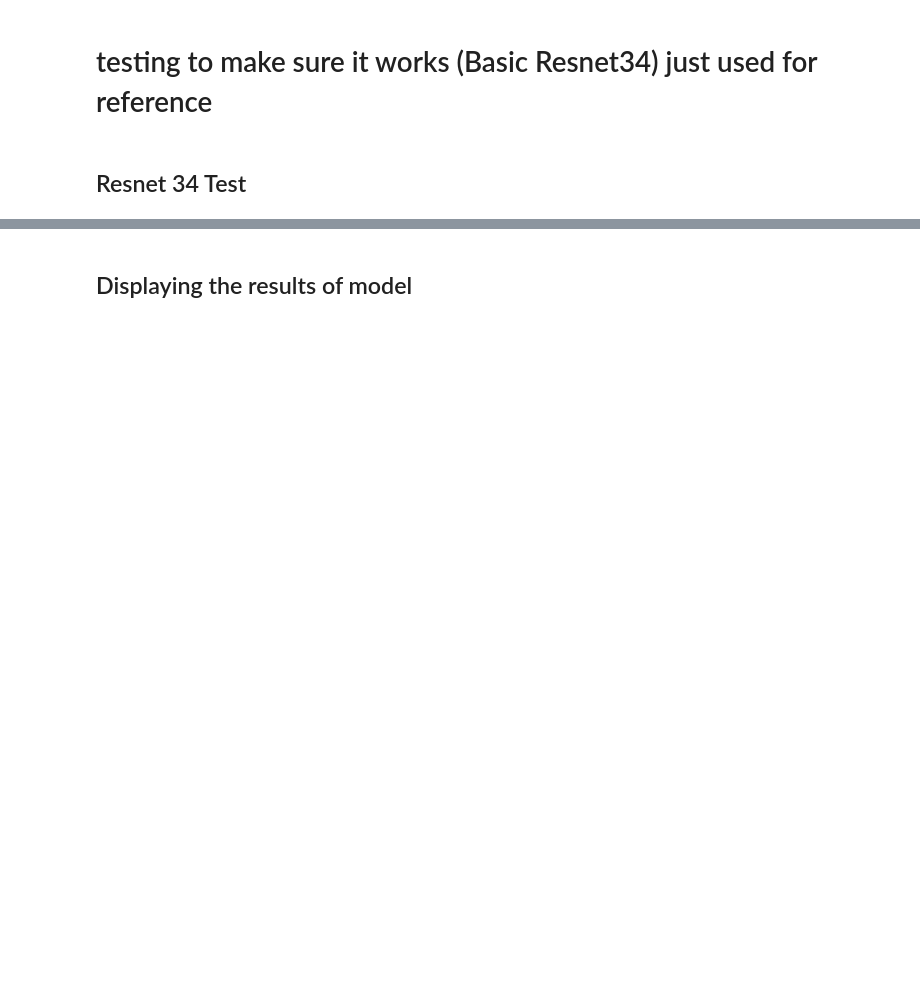
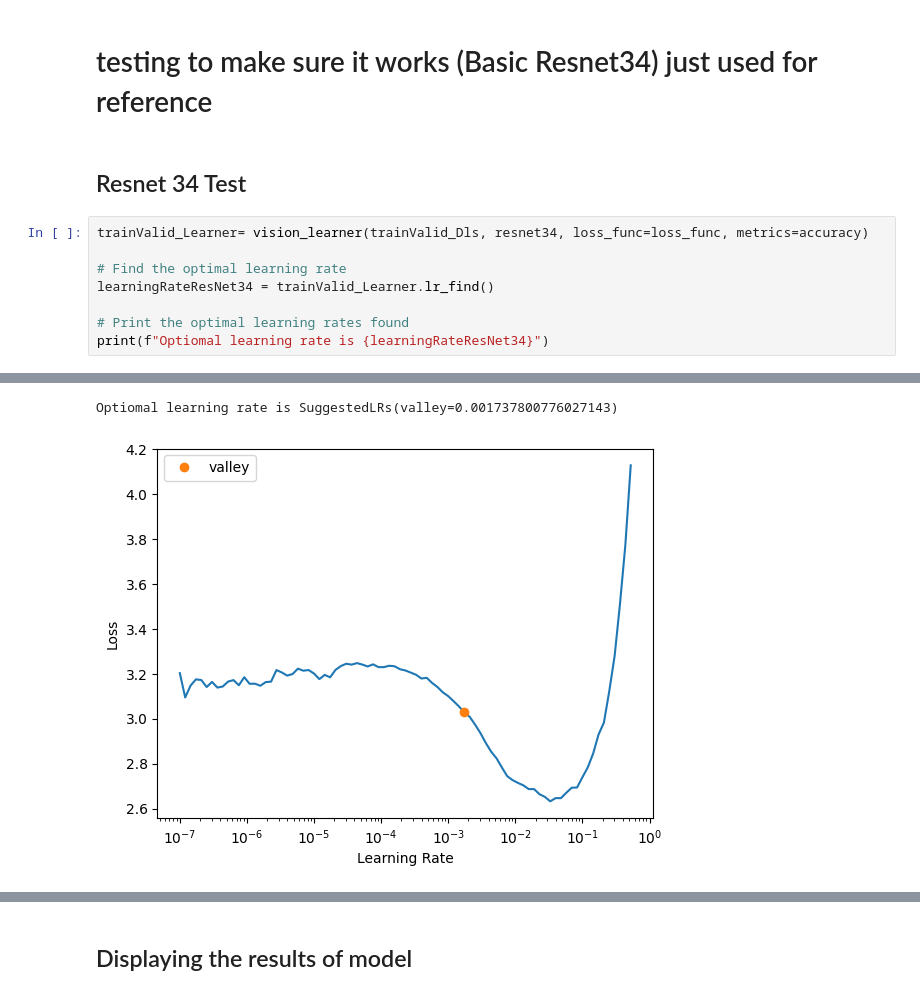
Before and after one commit to JamezP2002/bone-fracture-451-project, a Jupyter notebook: bone fracture MAIN.ipynb, the cells around one changed output, grey strips where cells are left out. Drawn from its saved outputs; the diff is of its cells as text; blank space fills up the shorter version.

```diff
--- a/bone fracture MAIN.ipynb
+++ b/bone fracture MAIN.ipynb
@@ -152,3 +158,12 @@ loss_func = CrossEntropyLossFlat(weight=class_weights_tensor)
 # testing to make sure it works (Basic Resnet34) just used for reference
 # %% [markdown]
 ## Resnet 34 Test
+# %%
+trainValid_Learner= vision_learner(trainValid_Dls, resnet34, loss_func=loss_func, metrics=accuracy)
+
+# Find the optimal learning rate
+learningRateResNet34 = trainValid_Learner.lr_find()
+
+# Print the optimal learning rates found
+print(f"Optiomal learning rate is {learningRateResNet34}")
+# %% [output]
@@ -155 +171,3 @@ loss_func = CrossEntropyLossFlat(weight=class_weights_tensor)
+Optiomal learning rate is SuggestedLRs(valley=0.001737800776027143)
+[figure, added]
 # %%
```
Also changed, not shown: parts of 19 cells of this notebook, 1 other file.
